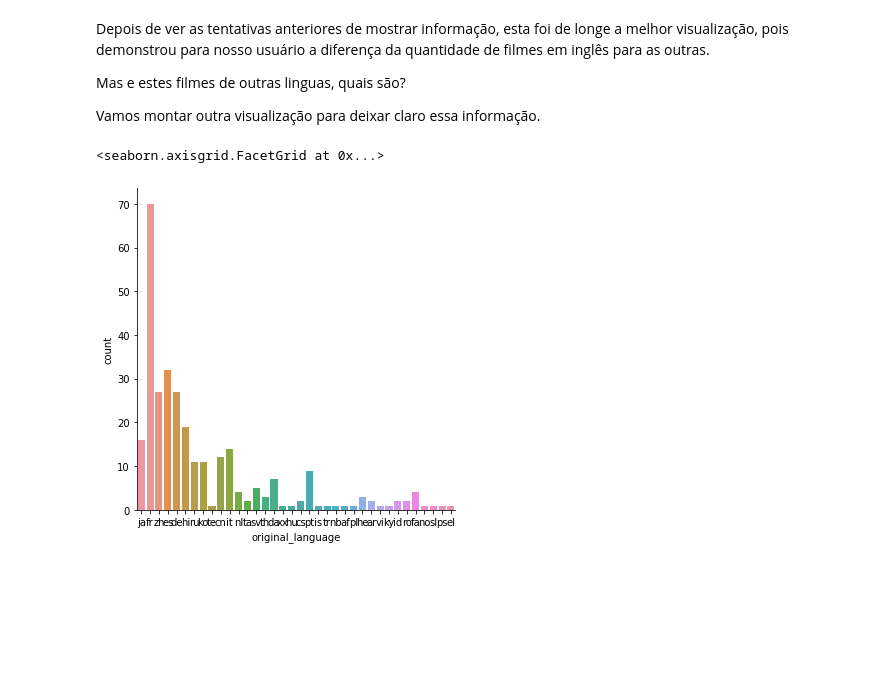
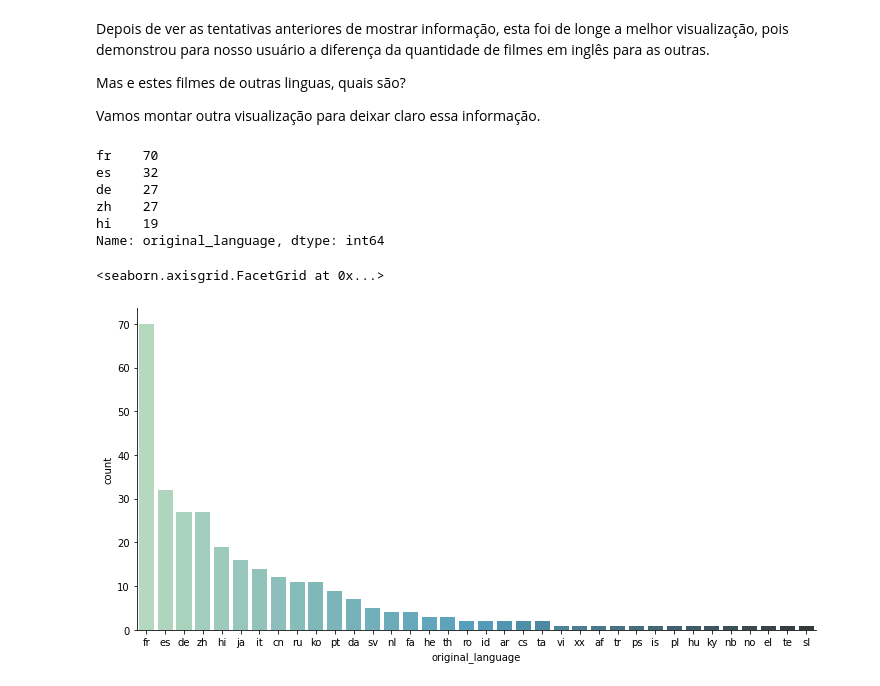
Before and after one commit to laurivansareta/introducao-a-data-science, a Jupyter notebook: Introdução_a_Data_Science.ipynb, the cells around one changed output. Cells and saved outputs as stored; diff of their text form; code cells hidden in the pictures; blank space fills up the shorter version.

Commit message:
[Atividade 02] - Refinando visualizações

```diff
--- a/Introdução_a_Data_Science.ipynb
+++ b/Introdução_a_Data_Science.ipynb
@@ -429,10 +429,25 @@ Mas e estes filmes de outras linguas, quais são?
 
 Vamos montar outra visualização para deixar claro essa informação.
 # %%
-# tmdb.query("original_language != 'en' ").original_language.value_counts() # Quantidade por língua sem 'en'
-
-filmes_sem_lingua_original_en = tmdb.query("original_language != 'en' ")
-sns.catplot(x="original_language", kind="count", data=filmes_sem_lingua_original_en)
+total_por_lingua_de_outros_filmes = tmdb.query("original_language != 'en' ").original_language.value_counts() # Quantidade por língua sem 'en'
+total_por_lingua_de_outros_filmes.head()
 # %% [output]
-<seaborn.axisgrid.FacetGrid at 0x...>
+fr    70
+es    32
+de    27
+zh    27
+hi    19
+Name: original_language, dtype: int64
-[figure, removed]
+# %%
+filmes_sem_lingua_original_en = tmdb.query("original_language != 'en' ")
+
+# Para definir mais propriedades do gráfico pode ser lida a documentação do seaborn https://seaborn.pydata.org/generated/seaborn.catplot.html
+sns.catplot(x="original_language",
+            kind="count",
+            data=filmes_sem_lingua_original_en,
+            aspect=2,
+            palette="GnBu_d",
+            order = total_por_lingua_de_outros_filmes.index)
+# %% [output]
+<seaborn.axisgrid.FacetGrid at 0x...>
+[figure, added]
```
